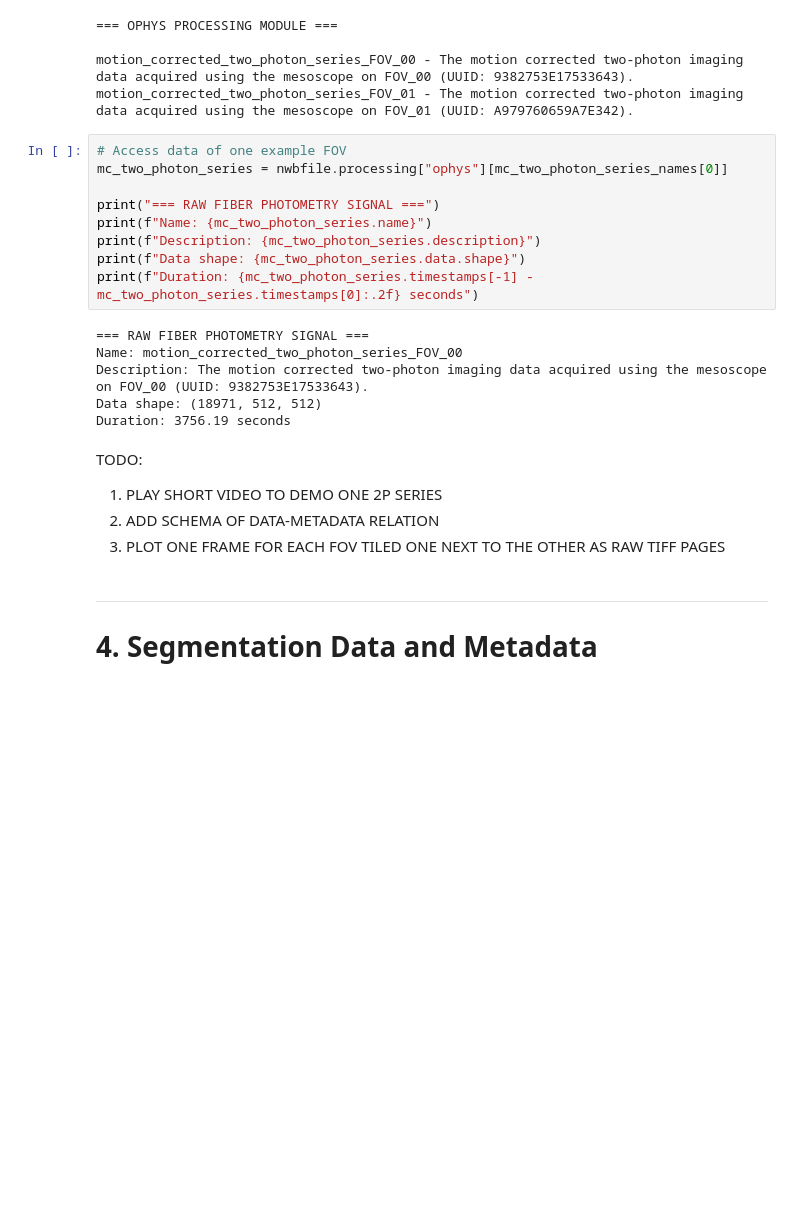
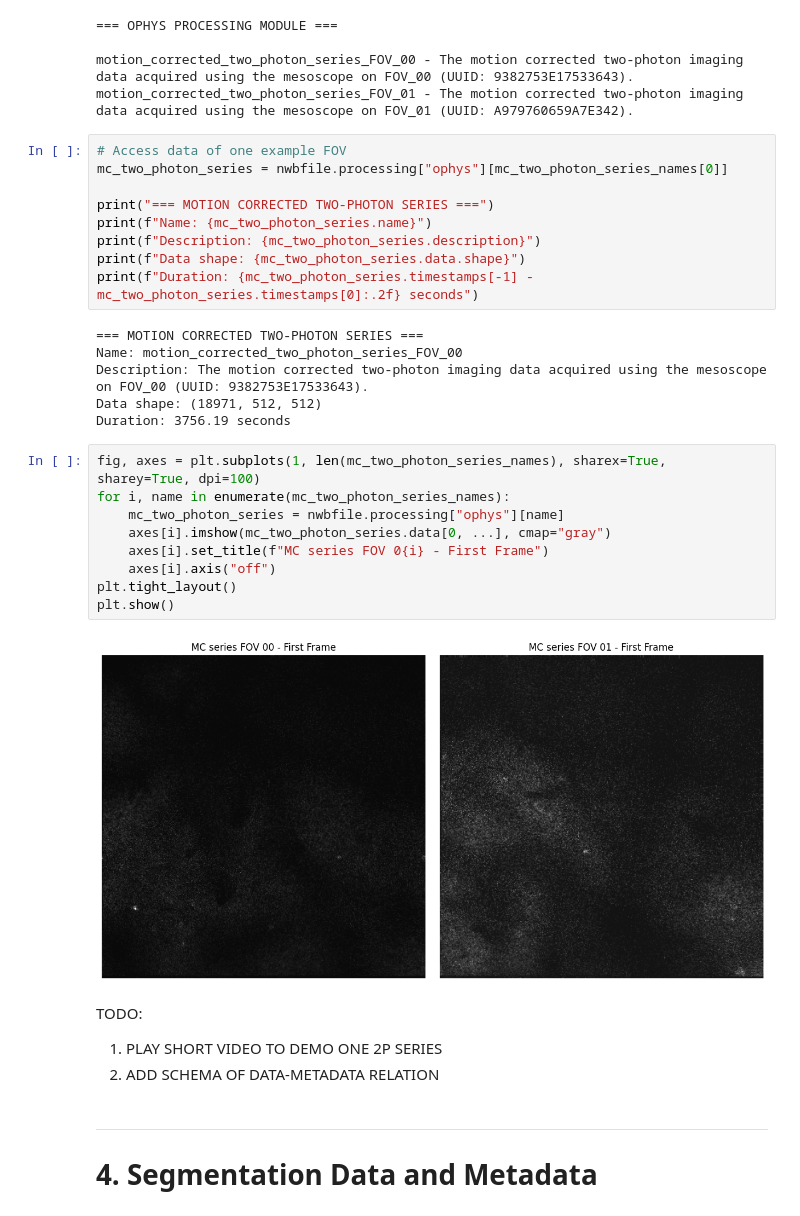
Before and after one commit to catalystneuro/IBL-mesoscope-to-nwb, a Jupyter notebook: src/ibl_mesoscope_to_nwb/mesoscope2025/tutorials/processed.ipynb, the cells around one changed output. Drawn from its saved outputs; the diff is of its cells as text; blank space fills up the shorter version.

```diff
--- a/src/ibl_mesoscope_to_nwb/mesoscope2025/tutorials/processed.ipynb
+++ b/src/ibl_mesoscope_to_nwb/mesoscope2025/tutorials/processed.ipynb
@@ -203,22 +203,32 @@ motion_corrected_two_photon_series_FOV_01 - The motion corrected two-photon imag
 # Access data of one example FOV
 mc_two_photon_series = nwbfile.processing["ophys"][mc_two_photon_series_names[0]]
 
-print("=== RAW FIBER PHOTOMETRY SIGNAL ===")
+print("=== MOTION CORRECTED TWO-PHOTON SERIES ===")
 print(f"Name: {mc_two_photon_series.name}")
 print(f"Description: {mc_two_photon_series.description}")
 print(f"Data shape: {mc_two_photon_series.data.shape}")
 print(f"Duration: {mc_two_photon_series.timestamps[-1] - mc_two_photon_series.timestamps[0]:.2f} seconds")
 # %% [output]
-=== RAW FIBER PHOTOMETRY SIGNAL ===
+=== MOTION CORRECTED TWO-PHOTON SERIES ===
 Name: motion_corrected_two_photon_series_FOV_00
 Description: The motion corrected two-photon imaging data acquired using the mesoscope on FOV_00 (UUID: 9382753E17533643).
 Data shape: (18971, 512, 512)
 Duration: 3756.19 seconds
+# %%
+fig, axes = plt.subplots(1, len(mc_two_photon_series_names), sharex=True, sharey=True, dpi=100)
+for i, name in enumerate(mc_two_photon_series_names):
+    mc_two_photon_series = nwbfile.processing["ophys"][name]
+    axes[i].imshow(mc_two_photon_series.data[0, ...], cmap="gray")
+    axes[i].set_title(f"MC series FOV 0{i} - First Frame")
+    axes[i].axis("off")
+plt.tight_layout()
+plt.show()
+# %% [output]
+[figure, added]
 # %% [markdown]
 TODO:
 1. PLAY SHORT VIDEO TO DEMO ONE 2P SERIES
 2. ADD SCHEMA OF DATA-METADATA RELATION
-3. PLOT ONE FRAME FOR EACH FOV TILED ONE NEXT TO THE OTHER AS RAW TIFF PAGES
 # %% [markdown]
 ---
 
```
Also changed, not shown: parts of 3 cells of this notebook, 2 other files.
